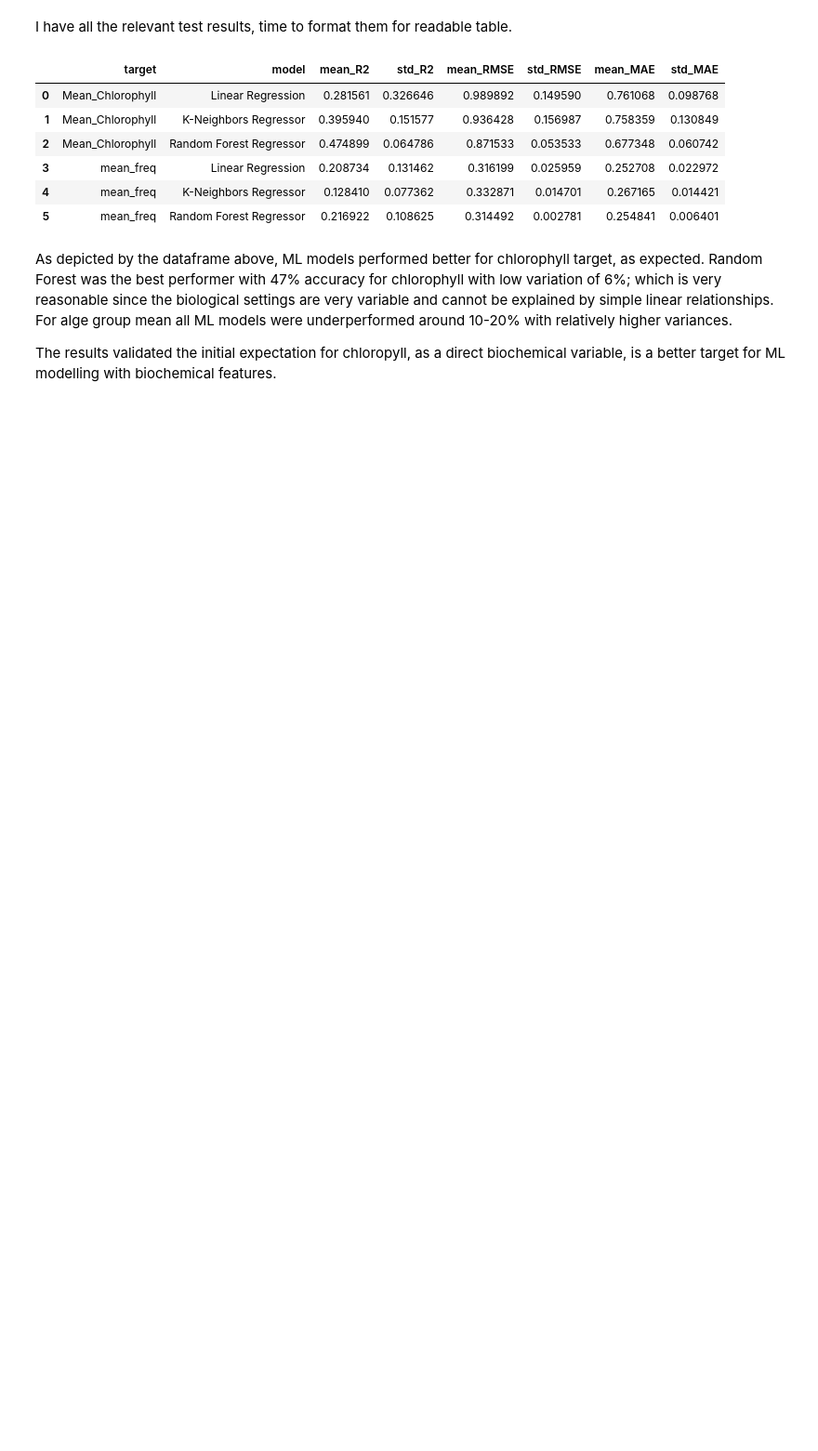
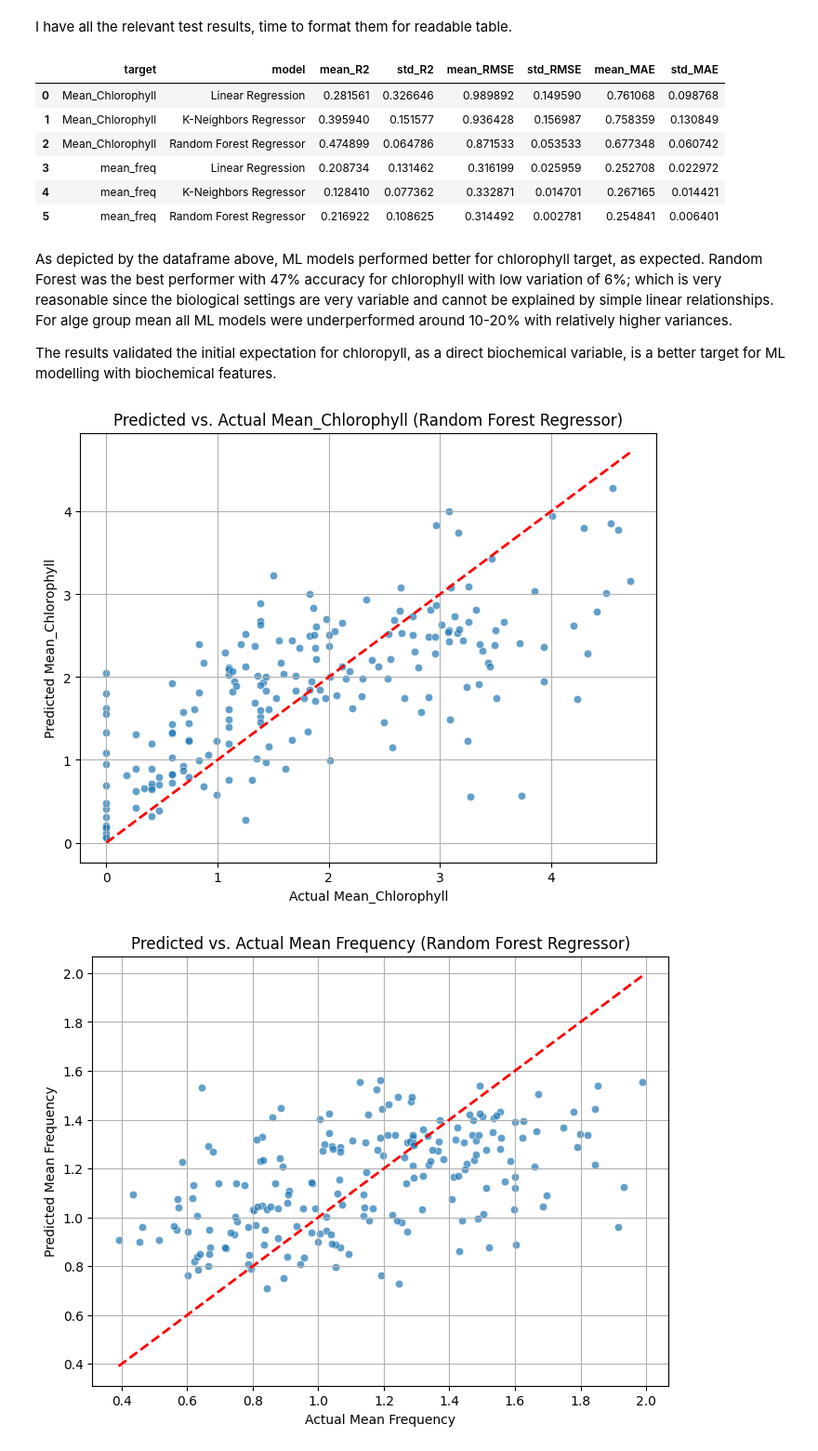
Before and after one commit to basarrk/dsa210, a Jupyter notebook: AlgaeML.ipynb, the cells around one changed output. Shown at 93% size. Saved outputs shown, nothing was run; the diff lists cells and outputs as text; code cells hidden in the pictures; blank space fills up the shorter version.

Commit message:
Updated
Visualization added

```diff
--- a/AlgaeML.ipynb
+++ b/AlgaeML.ipynb
@@ -114,7 +114,7 @@ models.append((
     RandomForestRegressor(random_state=42)
 ))
 # %%
-from sklearn.model_selection import cross_validate
+from sklearn.model_selection import cross_validate, cross_val_predict
 
 all_results = []
 
@@ -134,11 +134,14 @@ for target_name, y in targets:
         cv_results = cross_validate(
             model, X, y, cv=kf, scoring=scoring, return_train_score=False
         )
+        y_predicted = cross_val_predict(model, X, y, cv=kf)
 
         all_results.append({
             'target': target_name,
             'model': model_name,
-            'scores': cv_results
+            'scores': cv_results,
+            'y_actual': y.values,
+            'y_predicted': y_predicted
         })
 
 all_results
@@ -208,3 +211,40 @@ results_df
 As depicted by the dataframe above, ML models performed better for chlorophyll target, as expected. Random Forest was the best performer with 47% accuracy for chlorophyll with low variation of 6%; which is very reasonable since the biological settings are very variable and cannot be explained by simple linear relationships. For alge group mean all ML models were underperformed around 10-20% with relatively higher variances.
 
 The results validated the initial expectation for chloropyll, as a direct biochemical variable, is a better target for ML modelling with biochemical features.
+# %%
+import matplotlib.pyplot as plt
+import seaborn as sns
+
+# Find the results for Random Forest Regressor for Mean_Chlorophyll
+rf_chlorophyll_results = next(item for item in all_results if item['target'] == 'Mean_Chlorophyll' and item['model'] == 'Random Forest Regressor')
+
+# Extract actual and predicted values
+y_actual_chlorophyll = rf_chlorophyll_results['y_actual']
+y_predicted_chlorophyll = rf_chlorophyll_results['y_predicted']
+
+# Create scatter plot for Mean_Chlorophyll
+plt.figure(figsize=(8, 6))
+sns.scatterplot(x=y_actual_chlorophyll, y=y_predicted_chlorophyll, alpha=0.7)
+plt.plot([min(y_actual_chlorophyll), max(y_actual_chlorophyll)], [min(y_actual_chlorophyll), max(y_actual_chlorophyll)], 'r--', lw=2) # Line for perfect prediction
+plt.title('Predicted vs. Actual Mean_Chlorophyll (Random Forest Regressor)')
+plt.xlabel('Actual Mean_Chlorophyll')
+plt.ylabel('Predicted Mean_Chlorophyll')
+plt.grid(True)
+plt.show()
+
+rf_mean_freq_results = next(item for item in all_results if item['target'] == 'mean_freq' and item['model'] == 'Random Forest Regressor')
+
+y_actual_mean_freq = rf_mean_freq_results['y_actual']
+y_predicted_mean_freq = rf_mean_freq_results['y_predicted']
+
+plt.figure(figsize=(8, 6))
+sns.scatterplot(x=y_actual_mean_freq, y=y_predicted_mean_freq, alpha=0.7)
+plt.plot([min(y_actual_mean_freq), max(y_actual_mean_freq)], [min(y_actual_mean_freq), max(y_actual_mean_freq)], 'r--', lw=2) # Line for perfect prediction
+plt.title('Predicted vs. Actual Mean Frequency (Random Forest Regressor)')
+plt.xlabel('Actual Mean Frequency')
+plt.ylabel('Predicted Mean Frequency')
+plt.grid(True)
+plt.show()
+# %% [output]
+[figure, added]
+[figure, added]
```
Also changed, not shown: parts of 1 cell of this notebook, 1 other file.
